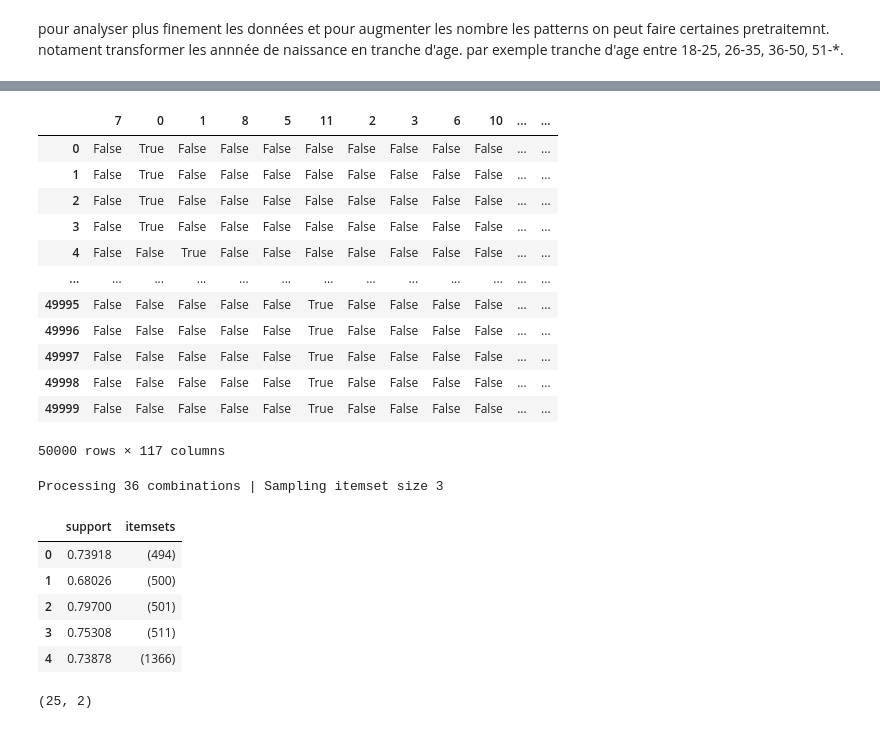
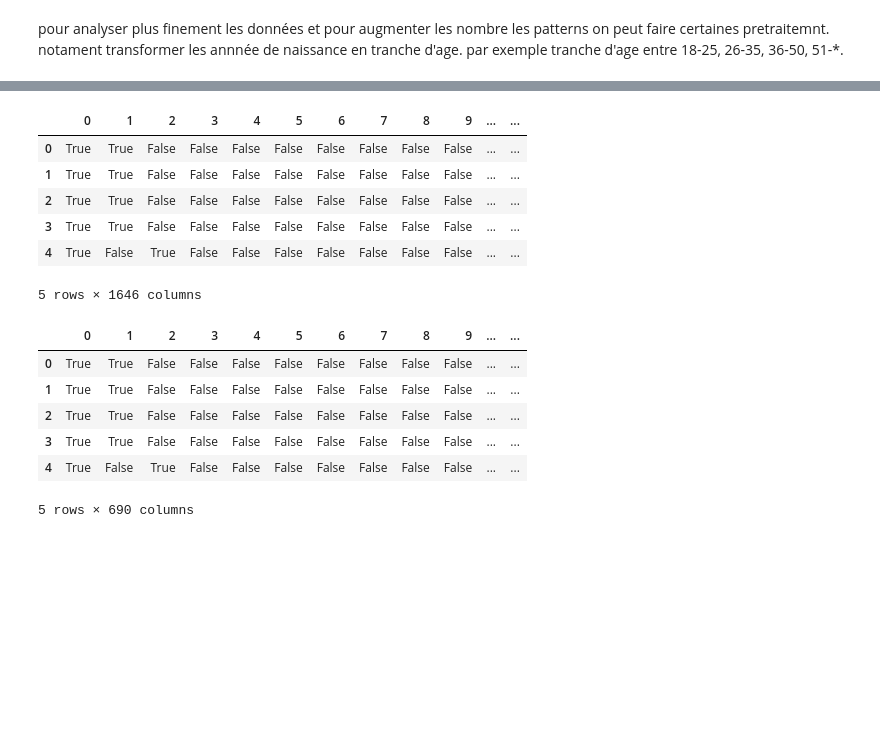
Before and after one commit to WilliamBamba/projet_dm, a Jupyter notebook: frequent_patterns/frequent_item.ipynb, the cells around one changed output, grey strips where cells are left out. Cells and saved outputs as stored; diff of their text form; code cells hidden in the pictures; blank space fills up the shorter version.

Commit message:
data filter frequent iset + association rules

```diff
--- a/frequent_patterns/frequent_item.ipynb
+++ b/frequent_patterns/frequent_item.ipynb
@@ -150,10 +151,20 @@ array([[   0,   12,   43,  494,  499,  501,  510,  519,  526, 1263, 1356,
 te_ary = te.fit(sub_sample_dataset).transform(sub_sample_dataset)
 # %%
 df = pd.DataFrame(te_ary, columns=te.columns_)
+# %%
+df.head()
+# %% [output]
+|  | 0 | 1 | 2 | 3 | 4 | 5 | 6 | 7 | 8 | 9 | ... | ... |
+| 0 | True | True | False | False | False | False | False | False | False | False | ... | ... |
+| 1 | True | True | False | False | False | False | False | False | False | False | ... | ... |
+| 2 | True | True | False | False | False | False | False | False | False | False | ... | ... |
+| 3 | True | True | False | False | False | False | False | False | False | False | ... | ... |
+| 4 | True | False | True | False | False | False | False | False | False | False | ... | ... |
+5 rows × 1646 columns
 # %%
 import json
 
-def filter_binary_dataset(binary_df: pd.DataFrame, unique_ids:dict):
+def filter_binary_dataset(binary_df: pd.DataFrame, unique_ids:dict, original_df: pd.DataFrame):
 
     f = open('frequent_info.json', 'r')
     json_data = json.load(f)
@@ -163,42 +174,36 @@ def filter_binary_dataset(binary_df: pd.DataFrame, unique_ids:dict):
     for col_name in json_data:
         col = json_data[col_name]
 
-        # print(col['range'])
-
         for i in range(col['range'][0], col['range'][1]+1, 1):
             k = key_gen(col_name, i)
-            if k in unique_ids.keys():
+            if k in unique_ids:
                  to_keep.append(unique_ids[k])
 
-    # print(to_keep)
+    unknown_col = set(dataset_sub.columns) - set(json_data.keys())
+
+    to_remove = []
+    for col in unknown_col:
+        if col == 'Num_Acc': continue
+
+        unique_vals = pd.unique(original_df[col])
+        for u_val in unique_vals:
+            k = key_gen(col, u_val)
+            if k in unique_ids:
+                to_keep.append(unique_ids[k])
+
+    to_keep = sorted(to_keep)
+
     return binary_df[to_keep]
 # %%
-df = filter_binary_dataset(df, unique_ids)
+df = filter_binary_dataset(df, unique_ids, dataset_sub)
 # %%
-df
+df.head()
 # %% [output]
-|  | 7 | 0 | 1 | 8 | 5 | 11 | 2 | 3 | 6 | 10 | ... | ... |
-| 0 | False | True | False | False | False | False | False | False | False | False | ... | ... |
-| 1 | False | True | False | False | False | False | False | False | False | False | ... | ... |
-| 2 | False | True | False | False | False | False | False | False | False | False | ... | ... |
-| 3 | False | True | False | False | False | False | False | False | False | False | ... | ... |
-| 4 | False | False | True | False | False | False | False | False | False | False | ... | ... |
-| ... | ... | ... | ... | ... | ... | ... | ... | ... | ... | ... | ... | ... |
-| 49995 | False | False | False | False | False | True | False | False | False | False | ... | ... |
-| 49996 | False | False | False | False | False | True | False | False | False | False | ... | ... |
-| 49997 | False | False | False | False | False | True | False | False | False | False | ... | ... |
-| 49998 | False | False | False | False | False | True | False | False | False | False | ... | ... |
-| 49999 | False | False | False | False | False | True | False | False | False | False | ... | ... |
+|  | 0 | 1 | 2 | 3 | 4 | 5 | 6 | 7 | 8 | 9 | ... | ... |
+| 0 | True | True | False | False | False | False | False | False | False | False | ... | ... |
+| 1 | True | True | False | False | False | False | False | False | False | False | ... | ... |
+| 2 | True | True | False | False | False | False | False | False | False | False | ... | ... |
+| 3 | True | True | False | False | False | False | False | False | False | False | ... | ... |
+| 4 | True | False | True | False | False | False | False | False | False | False | ... | ... |
-50000 rows × 117 columns
+5 rows × 690 columns
-# %%
-freq_items = apriori(df, min_support=0.5, use_colnames=True,verbose=1, low_memory=True)
-freq_items.head()
-# %% [output]
-Processing 36 combinations | Sampling itemset size 3
-|  | support | itemsets |
-| 0 | 0.73918 | (494) |
-| 1 | 0.68026 | (500) |
-| 2 | 0.79700 | (501) |
-| 3 | 0.75308 | (511) |
-| 4 | 0.73878 | (1366) |
 # %%
@@ -206,5 +210,0 @@ from mlxtend.frequent_patterns import association_rules, fpmax
-# %%
-closed_itemset = fpmax (df, min_support=0.3, use_colnames=True)
-closed_itemset.shape
-# %% [output]
-(25, 2)
```
Also changed, not shown: parts of 13 cells of this notebook, 3 other files.
